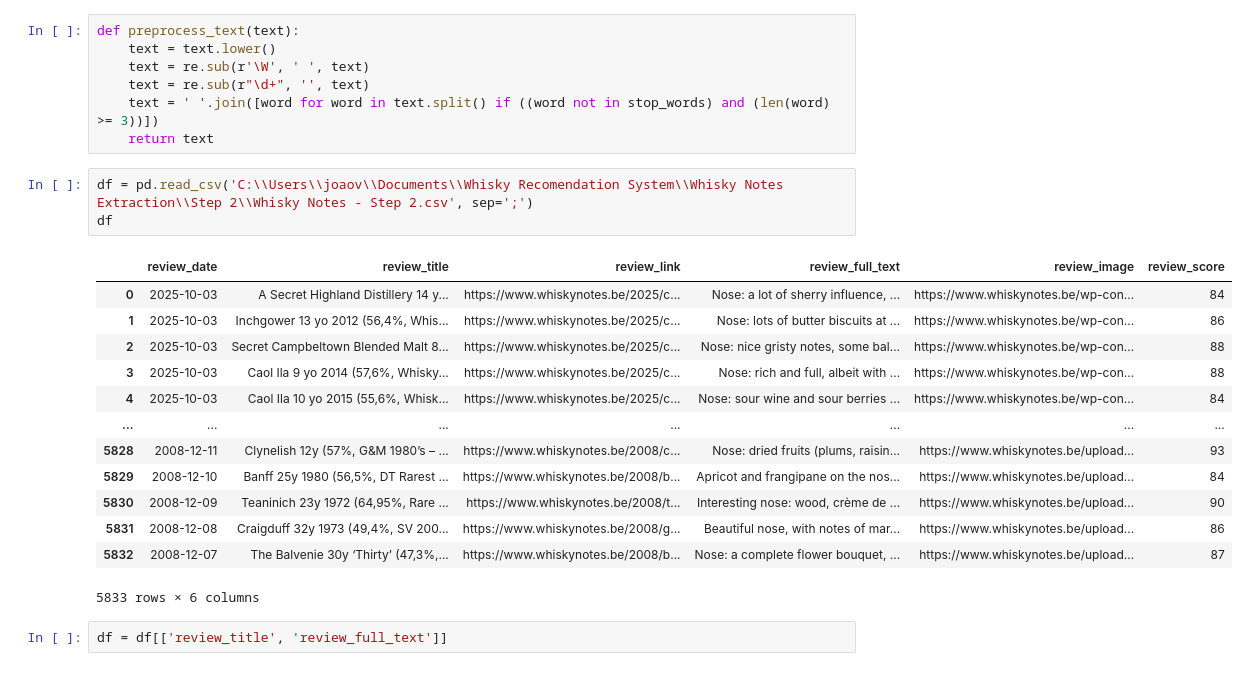
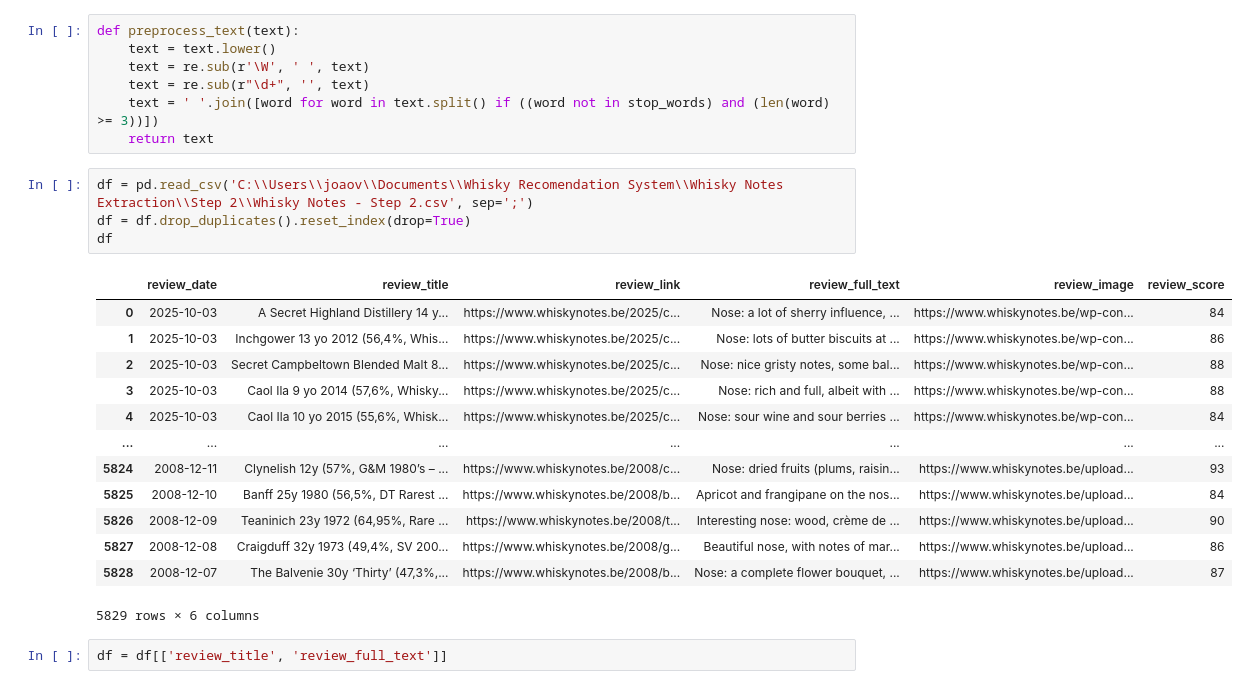
Before and after one commit to joaopaivaa/Whisky-Recomendation-System, a Jupyter notebook: text_processing.ipynb, the cells around one changed output. Cells and saved outputs as stored; diff of their text form.

```diff
--- a/text_processing.ipynb
+++ b/text_processing.ipynb
@@ -23,21 +23,22 @@ def preprocess_text(text):
     return text
 # %%
 df = pd.read_csv('C:\\Users\\joaov\\Documents\\Whisky Recomendation System\\Whisky Notes Extraction\\Step 2\\Whisky Notes - Step 2.csv', sep=';')
+df = df.drop_duplicates().reset_index(drop=True)
 df
 # %% [output]
 |  | review_date | review_title | review_link | review_full_text | review_image | review_score |
 | 0 | 2025-10-03 | A Secret Highland Distillery 14 y... | https://www.whiskynotes.be/2025/c... | Nose: a lot of sherry influence, ... | https://www.whiskynotes.be/wp-con... | 84 |
 | 1 | 2025-10-03 | Inchgower 13 yo 2012 (56,4%, Whis... | https://www.whiskynotes.be/2025/c... | Nose: lots of butter biscuits at ... | https://www.whiskynotes.be/wp-con... | 86 |
 | 2 | 2025-10-03 | Secret Campbeltown Blended Malt 8... | https://www.whiskynotes.be/2025/c... | Nose: nice gristy notes, some bal... | https://www.whiskynotes.be/wp-con... | 88 |
 | 3 | 2025-10-03 | Caol Ila 9 yo 2014 (57,6%, Whisky... | https://www.whiskynotes.be/2025/c... | Nose: rich and full, albeit with ... | https://www.whiskynotes.be/wp-con... | 88 |
 | 4 | 2025-10-03 | Caol Ila 10 yo 2015 (55,6%, Whisk... | https://www.whiskynotes.be/2025/c... | Nose: sour wine and sour berries ... | https://www.whiskynotes.be/wp-con... | 84 |
 | ... | ... | ... | ... | ... | ... | ... |
-| 5828 | 2008-12-11 | Clynelish 12y (57%, G&M 1980’s – ... | https://www.whiskynotes.be/2008/c... | Nose: dried fruits (plums, raisin... | https://www.whiskynotes.be/upload... | 93 |
-| 5829 | 2008-12-10 | Banff 25y 1980 (56,5%, DT Rarest ... | https://www.whiskynotes.be/2008/b... | Apricot and frangipane on the nos... | https://www.whiskynotes.be/upload... | 84 |
-| 5830 | 2008-12-09 | Teaninich 23y 1972 (64,95%, Rare ... | https://www.whiskynotes.be/2008/t... | Interesting nose: wood, crème de ... | https://www.whiskynotes.be/upload... | 90 |
-| 5831 | 2008-12-08 | Craigduff 32y 1973 (49,4%, SV 200... | https://www.whiskynotes.be/2008/g... | Beautiful nose, with notes of mar... | https://www.whiskynotes.be/upload... | 86 |
-| 5832 | 2008-12-07 | The Balvenie 30y ‘Thirty’ (47,3%,... | https://www.whiskynotes.be/2008/b... | Nose: a complete flower bouquet, ... | https://www.whiskynotes.be/upload... | 87 |
+| 5824 | 2008-12-11 | Clynelish 12y (57%, G&M 1980’s – ... | https://www.whiskynotes.be/2008/c... | Nose: dried fruits (plums, raisin... | https://www.whiskynotes.be/upload... | 93 |
+| 5825 | 2008-12-10 | Banff 25y 1980 (56,5%, DT Rarest ... | https://www.whiskynotes.be/2008/b... | Apricot and frangipane on the nos... | https://www.whiskynotes.be/upload... | 84 |
+| 5826 | 2008-12-09 | Teaninich 23y 1972 (64,95%, Rare ... | https://www.whiskynotes.be/2008/t... | Interesting nose: wood, crème de ... | https://www.whiskynotes.be/upload... | 90 |
+| 5827 | 2008-12-08 | Craigduff 32y 1973 (49,4%, SV 200... | https://www.whiskynotes.be/2008/g... | Beautiful nose, with notes of mar... | https://www.whiskynotes.be/upload... | 86 |
+| 5828 | 2008-12-07 | The Balvenie 30y ‘Thirty’ (47,3%,... | https://www.whiskynotes.be/2008/b... | Nose: a complete flower bouquet, ... | https://www.whiskynotes.be/upload... | 87 |
-5833 rows × 6 columns
+5829 rows × 6 columns
 # %%
 df = df[['review_title', 'review_full_text']]
 # %%
```
Also changed, not shown: parts of 18 cells of this notebook.
